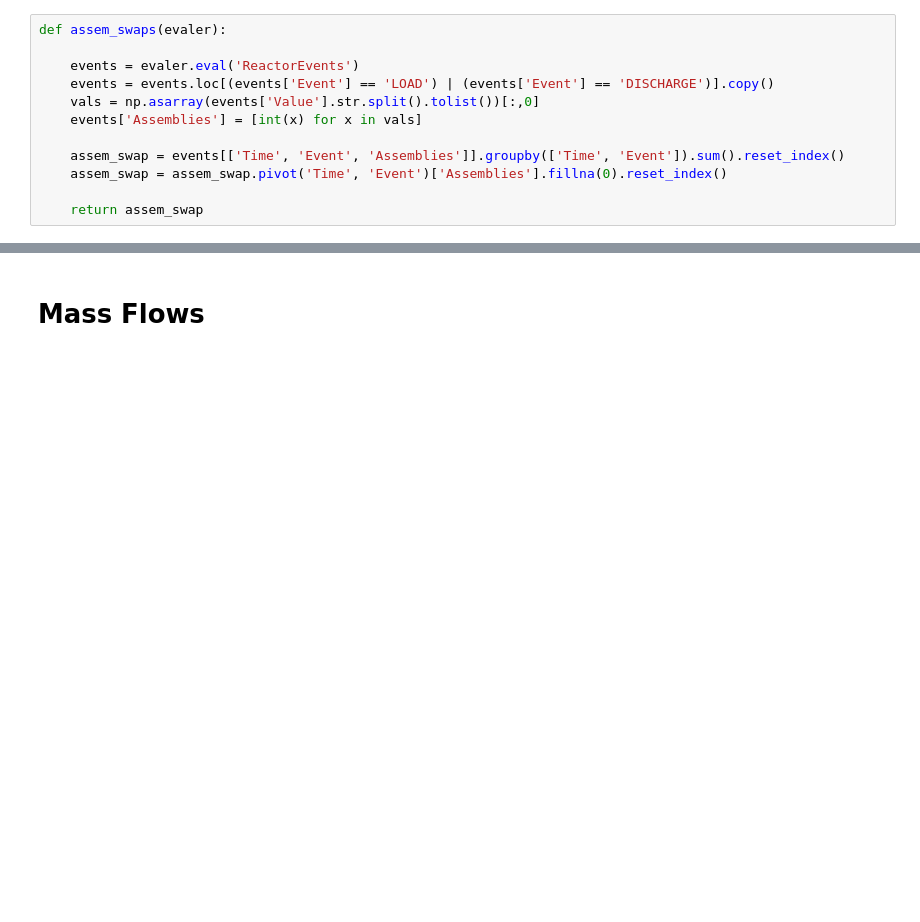
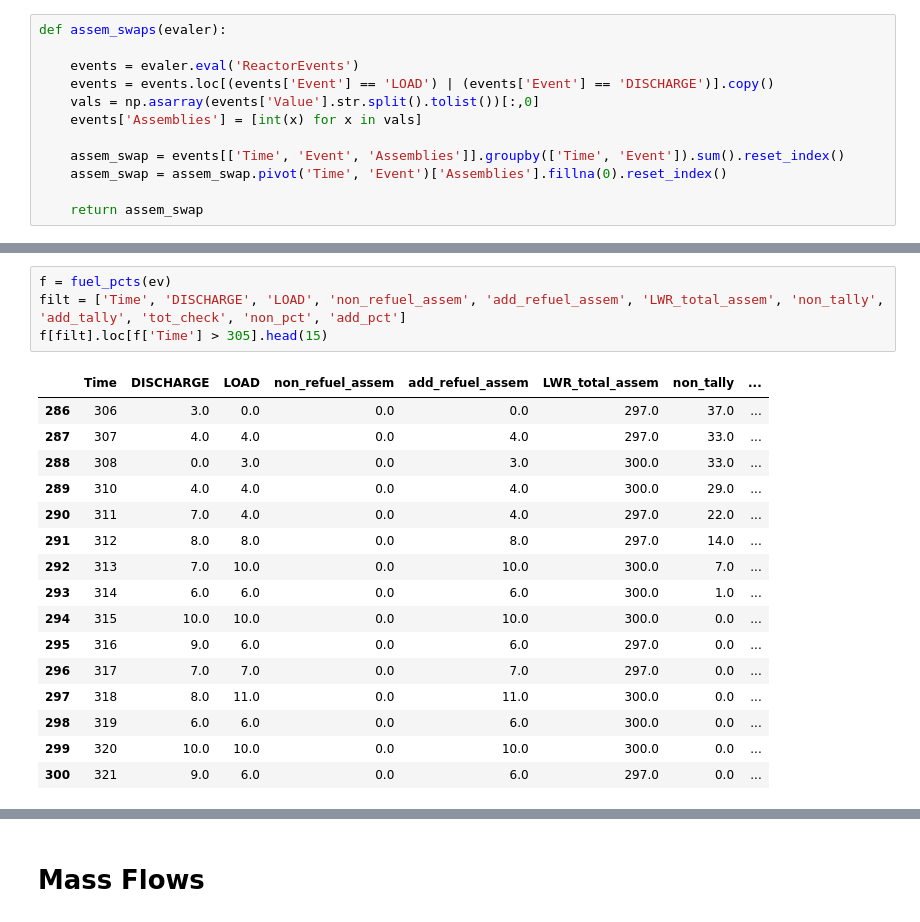
Before and after one commit to opotowsky/EG01_OPRA, a Jupyter notebook: testing_EG01.ipynb, the cells around one changed output, grey strips where cells are left out. Cells and saved outputs as stored; diff of their text form; blank space fills up the shorter version.

```diff
--- a/testing_EG01.ipynb
+++ b/testing_EG01.ipynb
@@ -190,0 +148,21 @@ f[filt].loc[f['Time'] > 263]
+# %%
+f = fuel_pcts(ev)
+filt = ['Time', 'DISCHARGE', 'LOAD', 'non_refuel_assem', 'add_refuel_assem', 'LWR_total_assem', 'non_tally', 'add_tally', 'tot_check', 'non_pct', 'add_pct']
+f[filt].loc[f['Time'] > 305].head(15)
+# %% [output]
+|  | Time | DISCHARGE | LOAD | non_refuel_assem | add_refuel_assem | LWR_total_assem | non_tally | ... |
+| 286 | 306 | 3.0 | 0.0 | 0.0 | 0.0 | 297.0 | 37.0 | ... |
+| 287 | 307 | 4.0 | 4.0 | 0.0 | 4.0 | 297.0 | 33.0 | ... |
+| 288 | 308 | 0.0 | 3.0 | 0.0 | 3.0 | 300.0 | 33.0 | ... |
+| 289 | 310 | 4.0 | 4.0 | 0.0 | 4.0 | 300.0 | 29.0 | ... |
+| 290 | 311 | 7.0 | 4.0 | 0.0 | 4.0 | 297.0 | 22.0 | ... |
+| 291 | 312 | 8.0 | 8.0 | 0.0 | 8.0 | 297.0 | 14.0 | ... |
+| 292 | 313 | 7.0 | 10.0 | 0.0 | 10.0 | 300.0 | 7.0 | ... |
+| 293 | 314 | 6.0 | 6.0 | 0.0 | 6.0 | 300.0 | 1.0 | ... |
+| 294 | 315 | 10.0 | 10.0 | 0.0 | 10.0 | 300.0 | 0.0 | ... |
+| 295 | 316 | 9.0 | 6.0 | 0.0 | 6.0 | 297.0 | 0.0 | ... |
+| 296 | 317 | 7.0 | 7.0 | 0.0 | 7.0 | 297.0 | 0.0 | ... |
+| 297 | 318 | 8.0 | 11.0 | 0.0 | 11.0 | 300.0 | 0.0 | ... |
+| 298 | 319 | 6.0 | 6.0 | 0.0 | 6.0 | 300.0 | 0.0 | ... |
+| 299 | 320 | 10.0 | 10.0 | 0.0 | 10.0 | 300.0 | 0.0 | ... |
+| 300 | 321 | 9.0 | 6.0 | 0.0 | 6.0 | 297.0 | 0.0 | ... |
```
Also changed, not shown: parts of 11 cells of this notebook.
